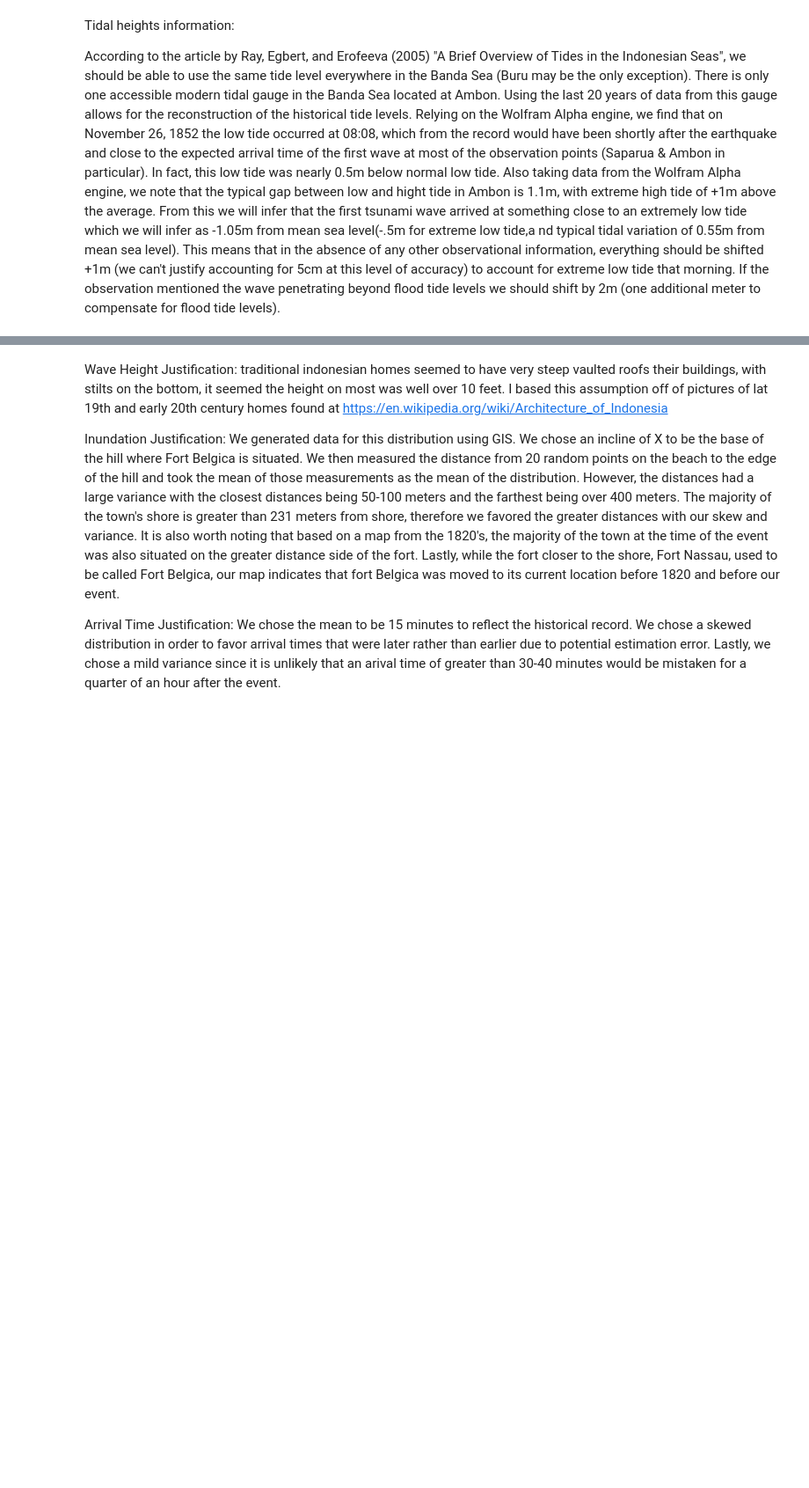
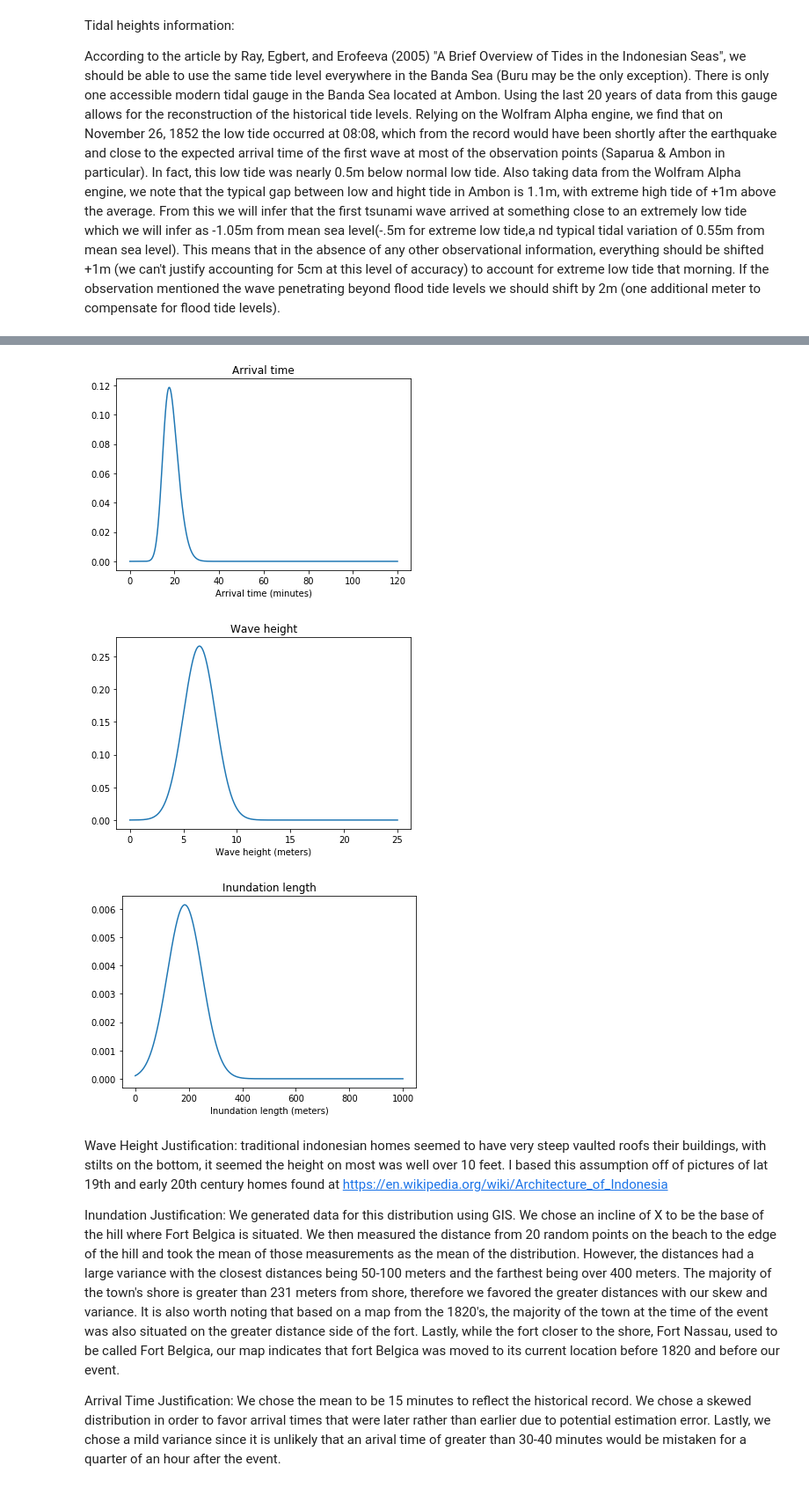
Before and after one commit to jpw37/tsunamibayes, a Jupyter notebook: Model_Scripts/Scenarios/1852mag/PreRun/Gauges.ipynb, the cells around one changed output, grey strips where cells are left out. Shown at 88% size. Cells and saved outputs as stored; diff of their text form; code cells hidden in the pictures; blank space fills up the shorter version.

Commit message:
updated gauges with wider uncertainties and fixed inundation for Banda Neira

```diff
--- a/Model_Scripts/Scenarios/1852mag/PreRun/Gauges.ipynb
+++ b/Model_Scripts/Scenarios/1852mag/PreRun/Gauges.ipynb
@@ -132,7 +137,8 @@ name = 10003  #
 latitude = -4.5248
 longitude = 129.8965
 distance = 0  # in kilometers (max 5) //TODO Not sure what this is??
-kind = ['skewnorm', 'norm', 'skewnorm']
+kind = ['skewnorm', 'norm', 'norm']
+#kind = ['skewnorm','norm',None]#turn off inundation
 
 # For kind = 'norm'
 arrival_skew_param = 2
@@ -140,12 +146,12 @@ arrival_mean = 15  # in minutes
 arrival_std = 5
 arrival_params = [arrival_skew_param, arrival_mean, arrival_std]
 height_mean = 6.5  # in meters
-height_std = 1.0
+height_std = 1.5
 height_params = [height_mean, height_std]
-inundation_skew_param = 3
-inundation_mean = 231  # in meters
-inundation_std = 85
-inundation_params = [inundation_skew_param, inundation_mean, inundation_std]
+#inundation_skew_param = 3
+inundation_mean = 185  # in meters
+inundation_std = 65
+inundation_params = [inundation_mean, inundation_std]
 
 # Load the beta angles for the shore elevation for inundation priors for
 # BANDA_NEIRA
@@ -167,33 +173,37 @@ gauges.append(g.to_json())
 # plt.plot()
 # plt.show()
 
 # #Banda Neira - Wichmann
 # #Pg 148 - "Reached the base of the hill on which Fort
 # #Belgica is built on Banda Neira
 # #Fort Nassau side dock shore coordinates: [-4.529905, 129.897376]
 
 # domain = np.linspace(0,600,1000)
 # distrib = stats.skewnorm.pdf(domain,inundation_skew_param,inundation_mean,inundation_std)
 # plt.plot(domain,distrib)
 # plt.xlabel("Inundation(meters)")
 # plt.show()
 
 # #Banda Neira - Wichmann
 # #Pg 144 - 145 - "Barely had the ground
 # #been calm for a quarter of an hour when the flood wave crashed in
 
 # #Fort Nassau side dock shore coordinates: [-4.529905, 129.897376]
 
 # mean = 15
 # var = 5
 # skew = 2
 
 # D_Neira_Time = np.linspace(0,60,1000)
 # Neira_Time = stats.skewnorm.pdf(D_Neira_Time, arrival_skew_param,arrival_mean,arrival_std)
 # plt.plot(D_Neira_Time, Neira_Time)
 # plt.xlabel("arrival time (minutes)")
 # plt.show()
 g.plot()
+# %% [output]
+[figure, added]
+[figure, added]
+[figure, added]
 # %% [markdown]
 Wave Height Justification: traditional indonesian homes seemed to have very steep vaulted roofs their buildings, with stilts on the bottom, it seemed the height on most was well over 10 feet. I based this assumption off of pictures of lat 19th and early 20th century homes found at https://en.wikipedia.org/wiki/Architecture_of_Indonesia
 
```
Also changed, not shown: parts of 12 cells of this notebook, 3 other files.
